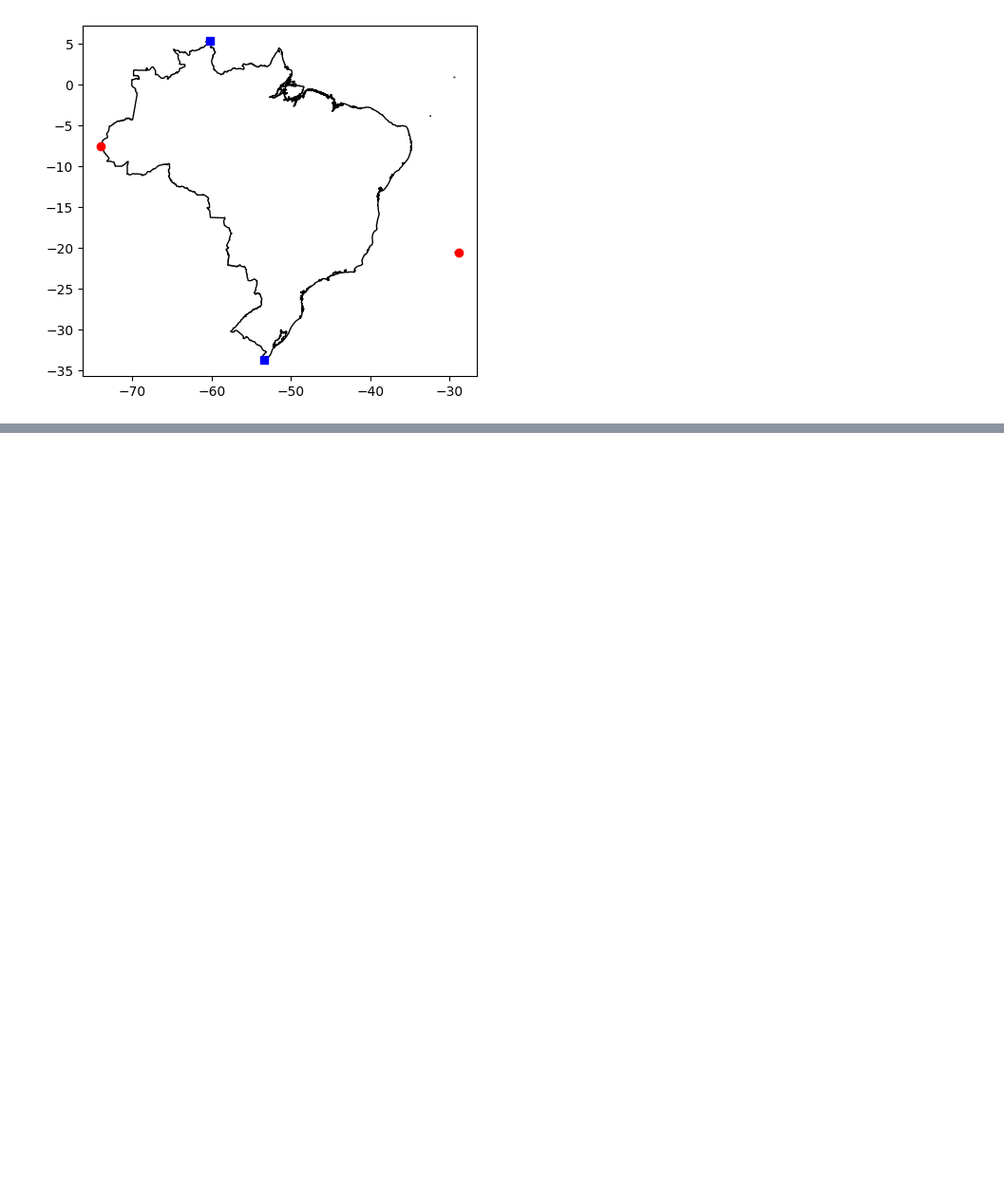
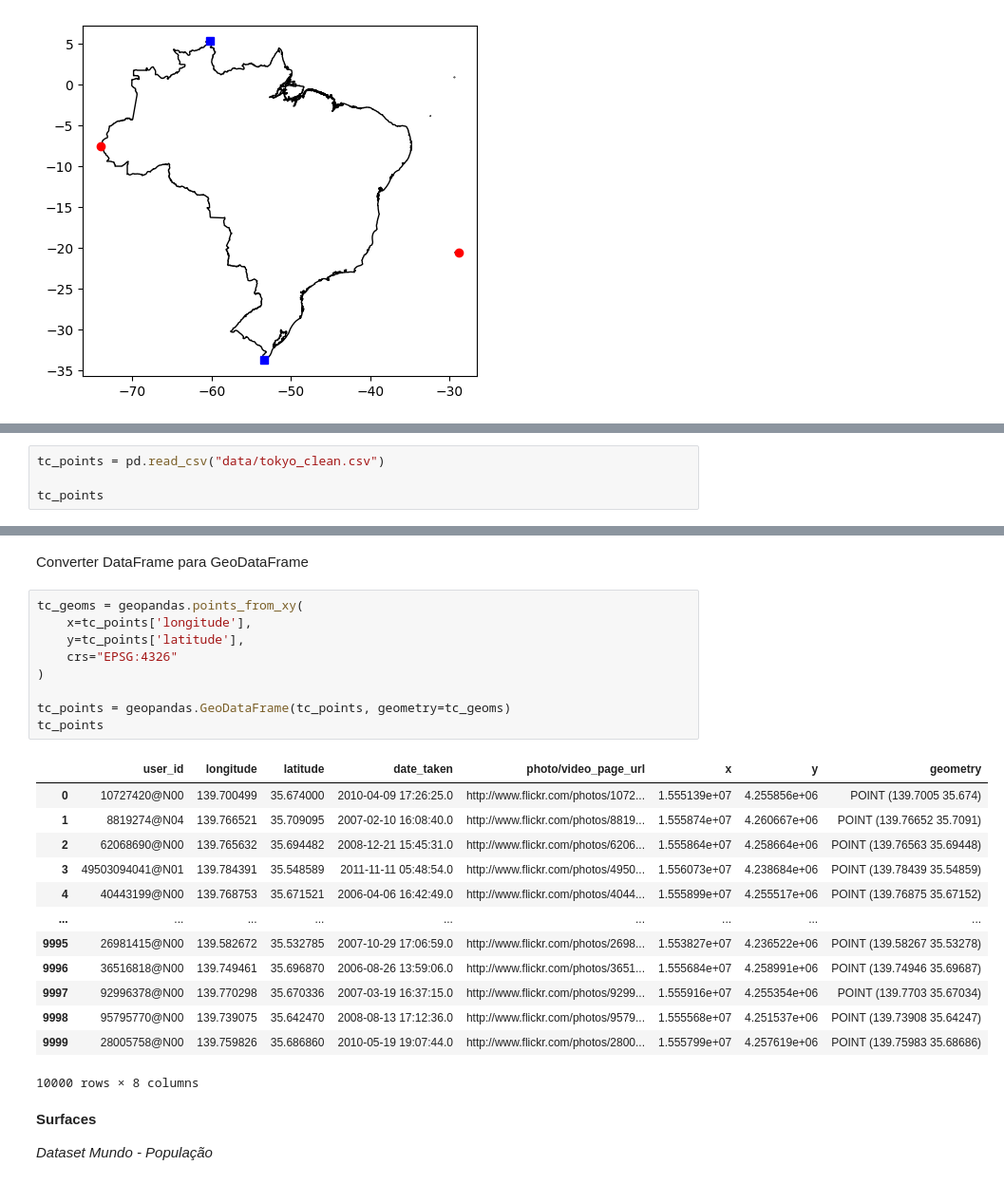
Before and after one commit to henrqueDev/Geographic-Data-Science-with-Python-Scripts, a Jupyter notebook: spatial_data.ipynb, the cells around one changed output, grey strips where cells are left out. Shown: that part at 95% size. Cells and saved outputs as stored; diff of their text form; blank space fills up the shorter version.

Commit message:
:sparkles: feat: add tokyo_clean dataset for type conversion example

```diff
--- a/spatial_data.ipynb
+++ b/spatial_data.ipynb
@@ -121,0 +126,4 @@ plt.show()
+# %%
+tc_points = pd.read_csv("data/tokyo_clean.csv")
+
+tc_points
@@ -121,0 +144,29 @@ plt.show()
+# %% [markdown]
+Converter DataFrame para GeoDataFrame
+# %%
+tc_geoms = geopandas.points_from_xy(
+    x=tc_points['longitude'],
+    y=tc_points['latitude'],
+    crs="EPSG:4326"
+)
+
+tc_points = geopandas.GeoDataFrame(tc_points, geometry=tc_geoms)
+tc_points
+# %% [output]
+|  | user_id | longitude | latitude | date_taken | photo/video_page_url | x | y | geometry |
+| 0 | 10727420@N00 | 139.700499 | 35.674000 | 2010-04-09 17:26:25.0 | http://www.flickr.com/photos/1072... | 1.555139e+07 | 4.255856e+06 | POINT (139.7005 35.674) |
+| 1 | 8819274@N04 | 139.766521 | 35.709095 | 2007-02-10 16:08:40.0 | http://www.flickr.com/photos/8819... | 1.555874e+07 | 4.260667e+06 | POINT (139.76652 35.7091) |
+| 2 | 62068690@N00 | 139.765632 | 35.694482 | 2008-12-21 15:45:31.0 | http://www.flickr.com/photos/6206... | 1.555864e+07 | 4.258664e+06 | POINT (139.76563 35.69448) |
+| 3 | 49503094041@N01 | 139.784391 | 35.548589 | 2011-11-11 05:48:54.0 | http://www.flickr.com/photos/4950... | 1.556073e+07 | 4.238684e+06 | POINT (139.78439 35.54859) |
+| 4 | 40443199@N00 | 139.768753 | 35.671521 | 2006-04-06 16:42:49.0 | http://www.flickr.com/photos/4044... | 1.555899e+07 | 4.255517e+06 | POINT (139.76875 35.67152) |
+| ... | ... | ... | ... | ... | ... | ... | ... | ... |
+| 9995 | 26981415@N00 | 139.582672 | 35.532785 | 2007-10-29 17:06:59.0 | http://www.flickr.com/photos/2698... | 1.553827e+07 | 4.236522e+06 | POINT (139.58267 35.53278) |
+| 9996 | 36516818@N00 | 139.749461 | 35.696870 | 2006-08-26 13:59:06.0 | http://www.flickr.com/photos/3651... | 1.555684e+07 | 4.258991e+06 | POINT (139.74946 35.69687) |
+| 9997 | 92996378@N00 | 139.770298 | 35.670336 | 2007-03-19 16:37:15.0 | http://www.flickr.com/photos/9299... | 1.555916e+07 | 4.255354e+06 | POINT (139.7703 35.67034) |
+| 9998 | 95795770@N00 | 139.739075 | 35.642470 | 2008-08-13 17:12:36.0 | http://www.flickr.com/photos/9579... | 1.555568e+07 | 4.251537e+06 | POINT (139.73908 35.64247) |
+| 9999 | 28005758@N00 | 139.759826 | 35.686860 | 2010-05-19 19:07:44.0 | http://www.flickr.com/photos/2800... | 1.555799e+07 | 4.257619e+06 | POINT (139.75983 35.68686) |
+10000 rows × 8 columns
+# %% [markdown]
+**Surfaces**
+
+*Dataset Mundo - População*
```
Also changed, not shown: parts of 6 cells of this notebook, 1 other file.
